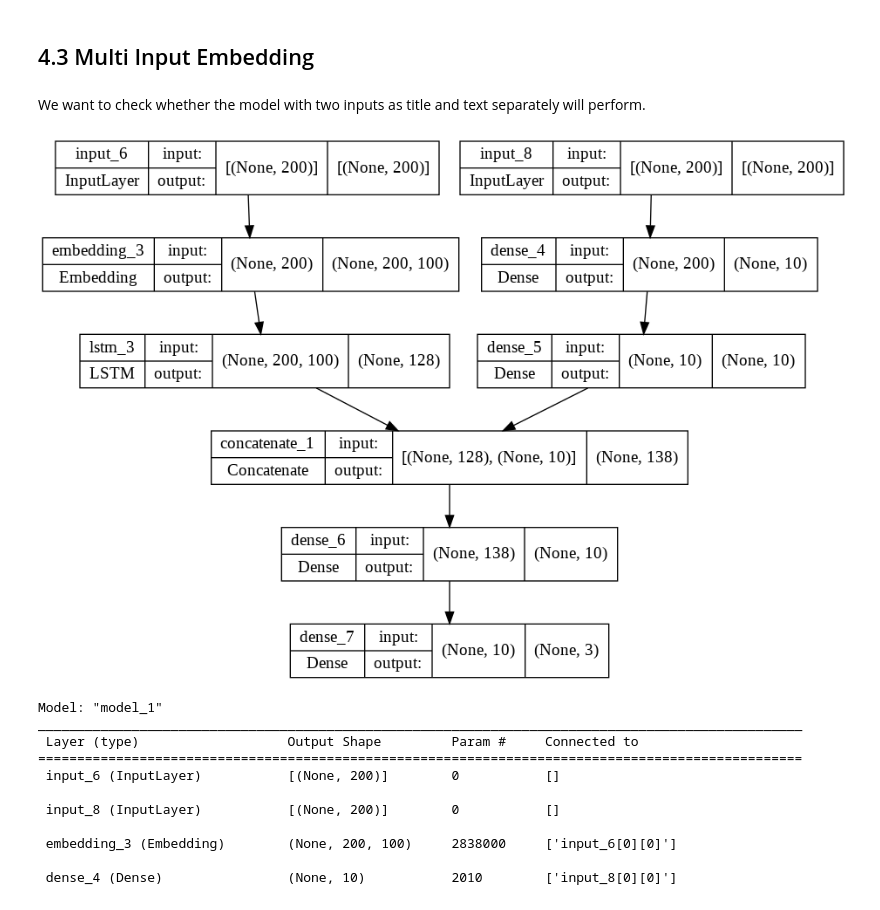
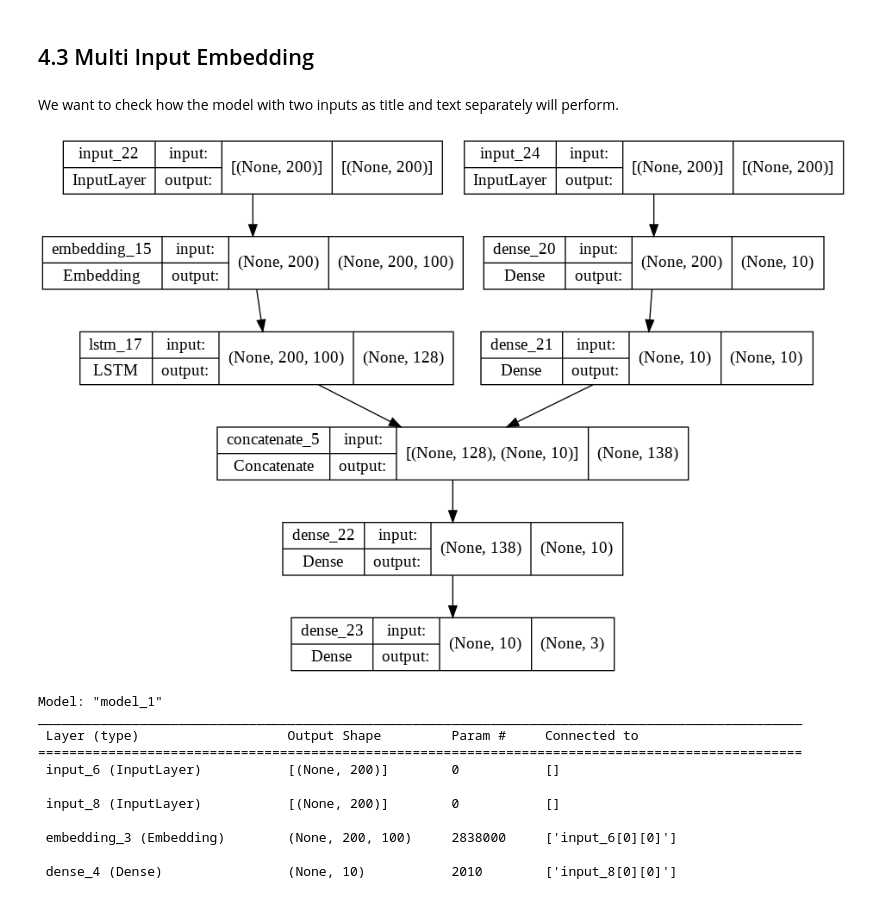
Before and after one commit to zhouchun0105/Fake-News-Detection-Project-BA865, a Jupyter notebook: FINAL_NOTEBOOK_BA865_Fake_News_Classification_Project.ipynb, the cells around one changed output. Cells and saved outputs as stored; diff of their text form; code cells hidden in the pictures.

Commit message:
multi-input added

```diff
--- a/FINAL_NOTEBOOK_BA865_Fake_News_Classification_Project.ipynb
+++ b/FINAL_NOTEBOOK_BA865_Fake_News_Classification_Project.ipynb
@@ -1592,28 +1592,30 @@ The resulting model is about 87.55% accurate in the holdout sample.
 # %% [markdown]
 ## 4.3 Multi Input Embedding
 # %% [markdown]
-We want to check whether the model with two inputs as title and text separately will perform.
+We want to check how the model with two inputs as title and text separately will perform.
 # %%
-input_1 = layers.Input(shape=(maxlen,))
-input_2 = layers.Input(shape=(maxlen,))
-embedding_layer = Embedding(vocab_size, 100, weights=[embedding_matrix], trainable=False)(input_1)
-LSTM_Layer_1 = LSTM(128)(embedding_layer)
-embedding_layer = Embedding(vocab_size, 100, weights=[embedding_matrix], trainable=False)(input_1)
-LSTM_Layer_1 = LSTM(128)(embedding_layer)
-input_2 = layers.Input(shape=(maxlen,))
-dense_layer_1 = layers.Dense(10, activation='relu')(input_2)
-dense_layer_2 = layers.Dense(10, activation='relu')(dense_layer_1)
-concat_layer = layers.Concatenate()([LSTM_Layer_1, dense_layer_2])
-dense_layer_3 = Dense(10, activation='relu')(concat_layer)
-output = Dense(3, activation='softmax')(dense_layer_3)
+def multi_input_model():
+  input_1 = layers.Input(shape=(maxlen,))
+  input_2 = layers.Input(shape=(maxlen,))
 
-model = Model(inputs=[input_1, input_2], outputs=output)
+  embedding_layer = Embedding(vocab_size, 100, weights=[embedding_matrix], trainable=False)(input_1)
+  LSTM_Layer_1 = LSTM(128)(embedding_layer)
+  embedding_layer = Embedding(vocab_size, 100, weights=[embedding_matrix], trainable=False)(input_1)
+  LSTM_Layer_1 = LSTM(128)(embedding_layer)
+  input_2 = layers.Input(shape=(maxlen,))
+  dense_layer_1 = layers.Dense(10, activation='sigmoid')(input_2)
+  dense_layer_2 = layers.Dense(10, activation='sigmoid')(dense_layer_1)
+  concat_layer = layers.Concatenate()([LSTM_Layer_1, dense_layer_2])
+  dense_layer_3 = Dense(10, activation='sigmoid')(concat_layer)
+  output = Dense(3, activation='sigmoid')(dense_layer_3)
+  model = Model(inputs=[input_1, input_2], outputs=output)
+  model.compile(loss='binary_crossentropy', optimizer='adam', metrics=['acc'])
+  return model
 
-model.compile(loss='categorical_crossentropy', optimizer='adam', metrics=['acc'])
-
-plot_model(model, to_file='model_plot3.png', show_shapes=True, show_layer_names=True)
+multi_input_model = multi_input_model()
+plot_model(multi_input_model, to_file='model_plot3.png', show_shapes=True, show_layer_names=True)
 # %% [output]
-[figure, old version]
+[figure, new version]
 # %%
 model.summary()
 # %% [output]
```
Also changed, not shown: parts of 1 cell of this notebook.
